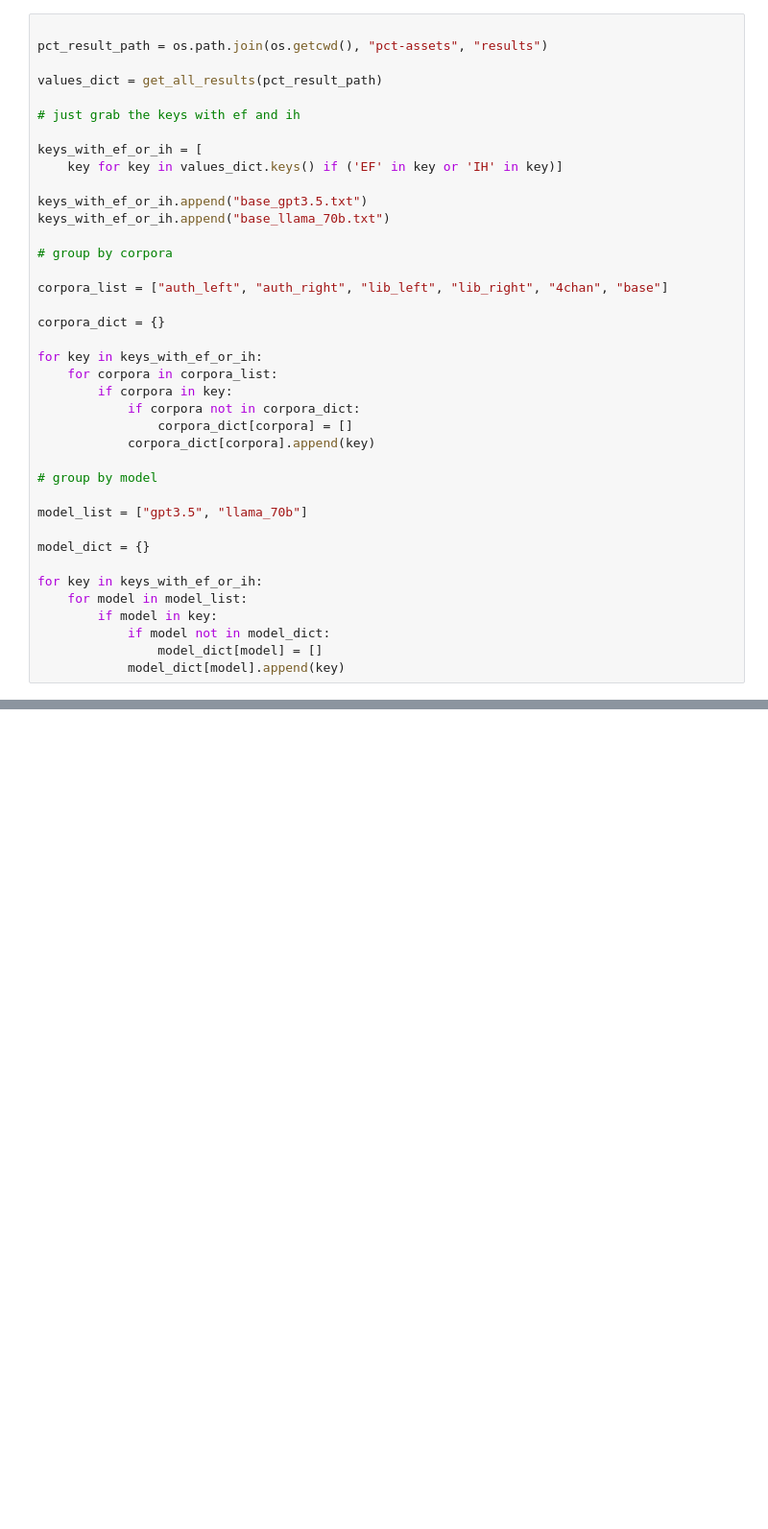
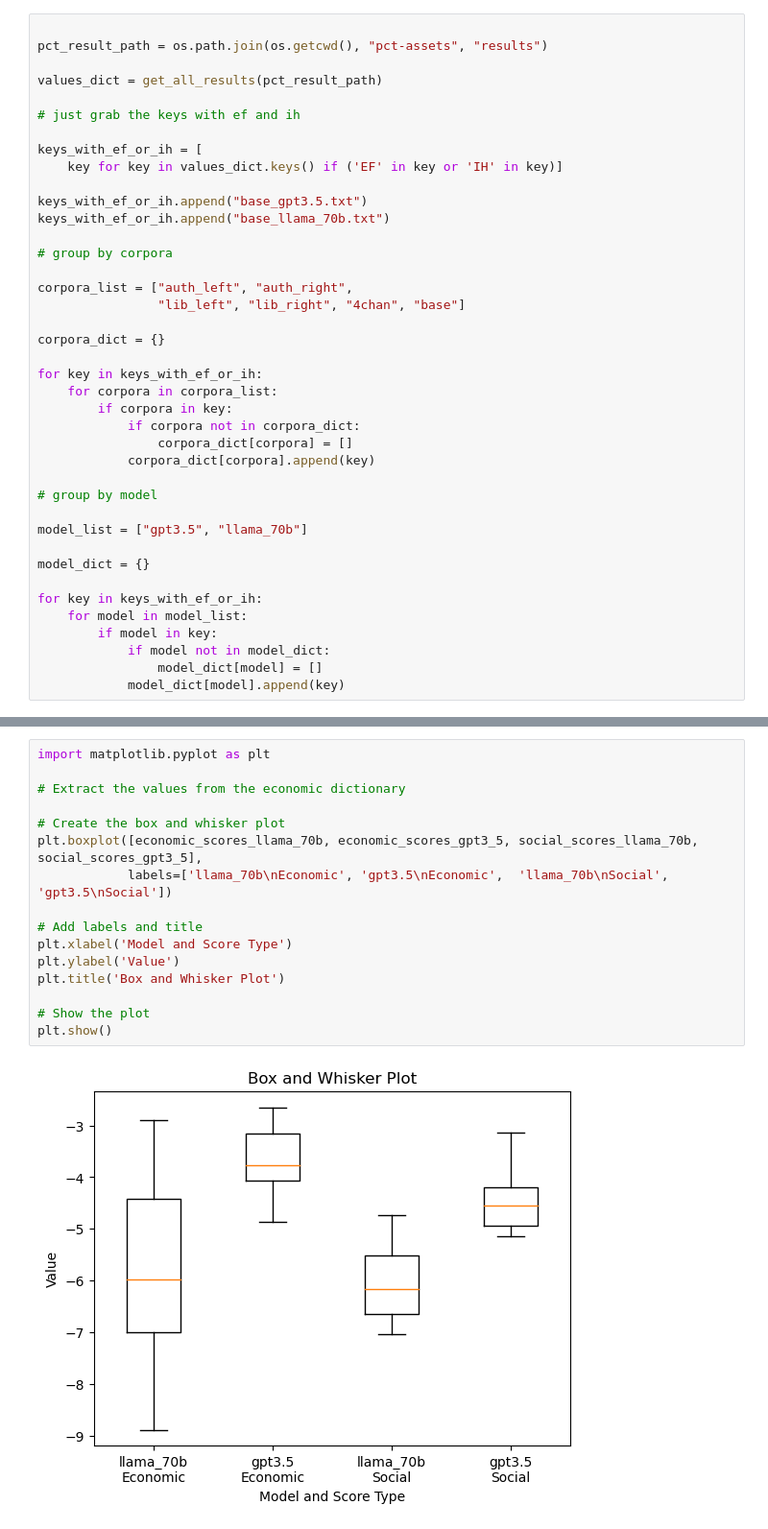
Before and after one commit to isabellahoch/political-rag-poisoning, a Jupyter notebook: trials/results.ipynb, the cells around one changed output, grey strips where cells are left out. Shown at 96% size. Cells and saved outputs as stored; diff of their text form; blank space fills up the shorter version.

Commit message:
whiskers plot

```diff
--- a/trials/results.ipynb
+++ b/trials/results.ipynb
@@ -76,7 +116,8 @@ keys_with_ef_or_ih.append("base_llama_70b.txt")
 
 # group by corpora
 
-corpora_list = ["auth_left", "auth_right", "lib_left", "lib_right", "4chan", "base"]
+corpora_list = ["auth_left", "auth_right",
+                "lib_left", "lib_right", "4chan", "base"]
 
 corpora_dict = {}
 
@@ -250 +210,19 @@ base: (-3.63, -3.13)
 [figure]
+# %%
+import matplotlib.pyplot as plt
+
+# Extract the values from the economic dictionary
+
+# Create the box and whisker plot
+plt.boxplot([economic_scores_llama_70b, economic_scores_gpt3_5, social_scores_llama_70b, social_scores_gpt3_5],
+            labels=['llama_70b\nEconomic', 'gpt3.5\nEconomic',  'llama_70b\nSocial', 'gpt3.5\nSocial'])
+
+# Add labels and title
+plt.xlabel('Model and Score Type')
+plt.ylabel('Value')
+plt.title('Box and Whisker Plot')
+
+# Show the plot
+plt.show()
+# %% [output]
+[figure, added]
```
Also changed, not shown: parts of 3 cells of this notebook.
